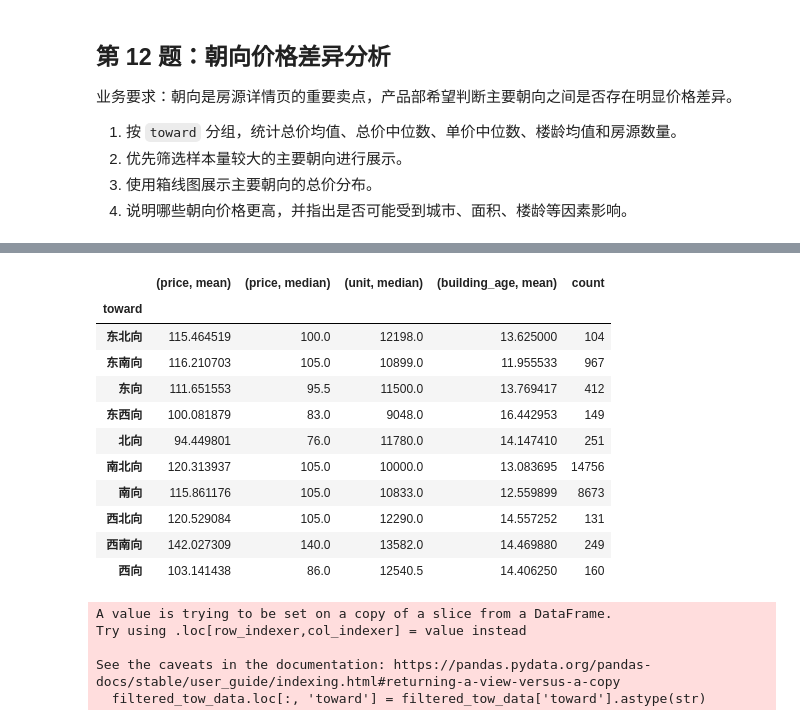
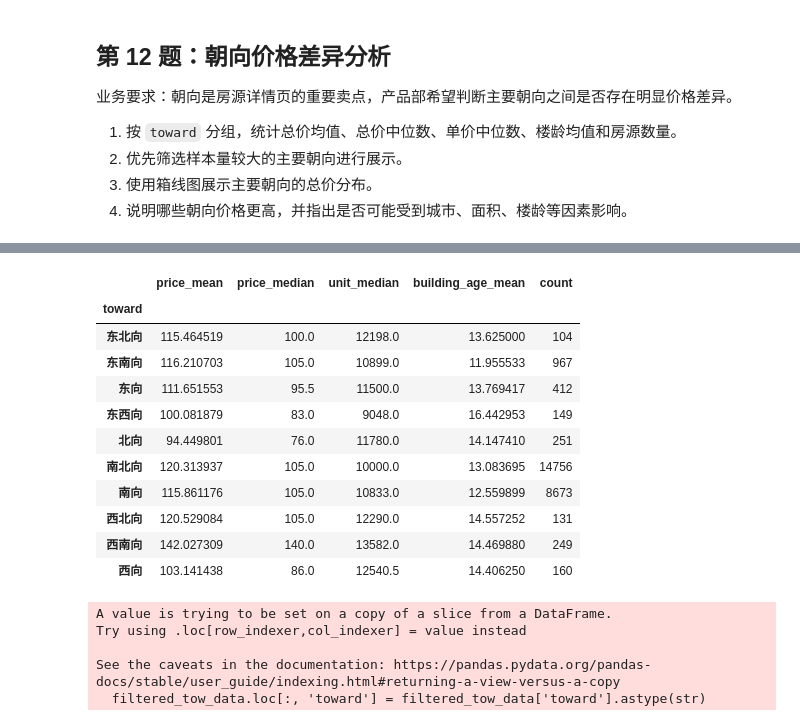
Before and after one commit to ChengguoZhou/DataProcessing, a Jupyter notebook: 07_房地产市场分析/综合案例.ipynb, the cells around one changed output, grey strips where cells are left out. Saved outputs shown, nothing was run; the diff lists cells and outputs as text; code cells hidden in the pictures.

```diff
--- a/07_房地产市场分析/综合案例.ipynb
+++ b/07_房地产市场分析/综合案例.ipynb
@@ -252,7 +248,7 @@ house_df.head()
 | 8 | 合肥 | 新亚汽车站-张洼路与临泉路交汇处向北100米(原红星机械 | 120.0 | 中层（共27层） | 天目未来 | 158.0 | 安徽 | 4室2厅 | 南向 | 13167.0 | 2012 |
 # %%
 # 从 `address` 中提取 `district`，表示区域或板块信息
-house_df.loc['district'] = house_df['address'].str.split('-').str[0]
+house_df['district'] = house_df['address'].str.split('-').str[0]
 # %%
 # 从 `floor` 中提取 `floor_type`，表示楼层类型
 house_df['floor_type'] = house_df['floor'].str.split('（').str[0].astype('category')
@@ -490,13 +502,15 @@ house_df.head()
 # %%
 # 按朝向分组并统计总价、单价、面积、楼龄、房源数量
-toward_group = house_df.groupby('toward').aggregate({
-    'price':['mean', 'median'],
-    'unit': 'median',
-    'building_age': 'mean'
-}).join(house_df.groupby('toward').size().rename('count'))
+toward_group = house_df.groupby('toward', observed=False).agg(
+    price_mean=('price', 'mean'),
+    price_median=('price', 'median'),
+    unit_median=('unit', 'median'),
+    building_age_mean=('building_age', 'mean'),
+    count=('toward', 'size')
+)
 toward_group
 # %% [output]
-|  | (price, mean) | (price, median) | (unit, median) | (building_age, mean) | count |
+|  | price_mean | price_median | unit_median | building_age_mean | count |
 | toward |  |  |  |  |  |
 | 东北向 | 115.464519 | 100.0 | 12198.0 | 13.625000 | 104 |
 | 东南向 | 116.210703 | 105.0 | 10899.0 | 11.955533 | 967 |
```
Also changed, not shown: parts of 10 cells of this notebook.
